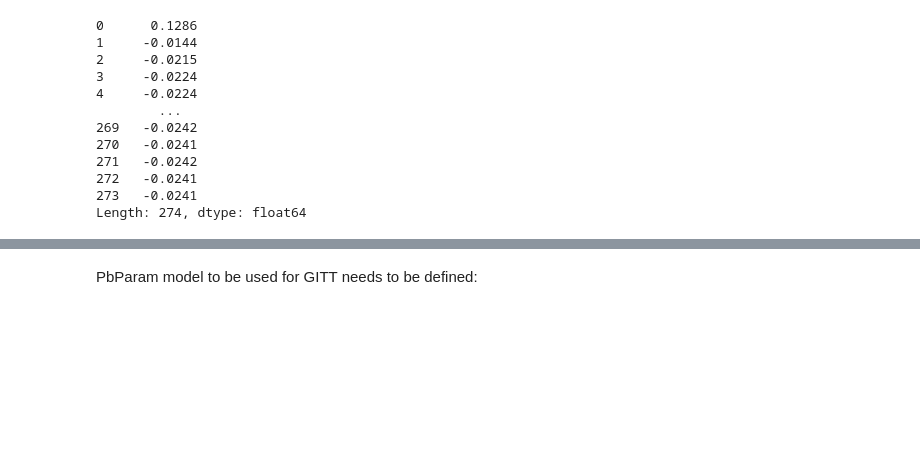
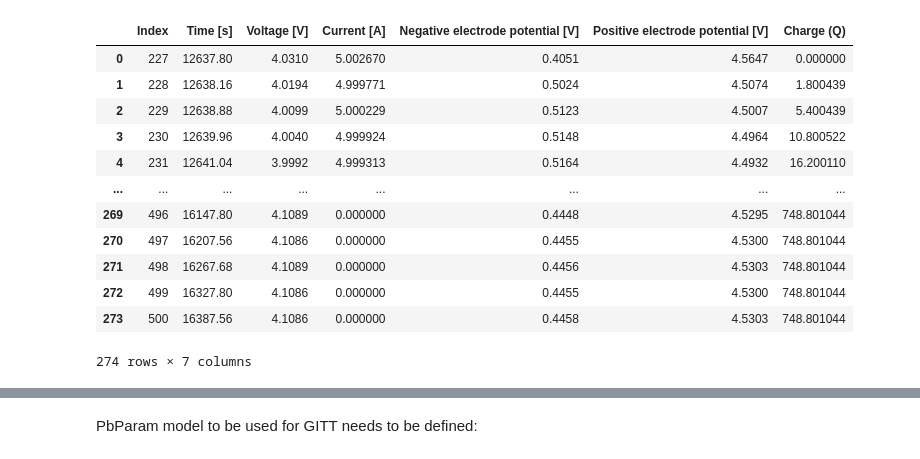
Before and after one commit to paramm-team/pybamm-param, a Jupyter notebook: examples/notebooks/GITT_loop.ipynb, the cells around one changed output, grey strips where cells are left out. Saved outputs shown, nothing was run; the diff lists cells and outputs as text; code cells hidden in the pictures; blank space fills up the shorter version.

```diff
--- a/examples/notebooks/GITT_loop.ipynb
+++ b/examples/notebooks/GITT_loop.ipynb
@@ -30,18 +28,3 @@ dfs = {}  # Store each DataFrame in a dictionary with the filename as the key
 for csv_file in sorted_files_by_pulse:
     file_path = os.path.join(folder_path, csv_file)
     dfs[csv_file] = pd.read_csv(file_path)
-# %%
-dfs["pulse_1.csv"]["Positive electrode potential [V]"] - dfs["pulse_1.csv"]["Negative electrode potential [V]"] - dfs["pulse_1.csv"]["Voltage [V]"]
-# %% [output]
-0      0.1286
-1     -0.0144
-2     -0.0215
-3     -0.0224
-4     -0.0224
-        ...
-269   -0.0242
-270   -0.0241
-271   -0.0242
-272   -0.0241
-273   -0.0241
-Length: 274, dtype: float64
@@ -48 +52,18 @@ Length: 274, dtype: float64
+# %%
+# Individual pulses can be printed as above.
+dfs["pulse_1.csv"]
+# %% [output]
+|  | Index | Time [s] | Voltage [V] | Current [A] | Negative electrode potential [V] | Positive electrode potential [V] | Charge (Q) |
+| 0 | 227 | 12637.80 | 4.0310 | 5.002670 | 0.4051 | 4.5647 | 0.000000 |
+| 1 | 228 | 12638.16 | 4.0194 | 4.999771 | 0.5024 | 4.5074 | 1.800439 |
+| 2 | 229 | 12638.88 | 4.0099 | 5.000229 | 0.5123 | 4.5007 | 5.400439 |
+| 3 | 230 | 12639.96 | 4.0040 | 4.999924 | 0.5148 | 4.4964 | 10.800522 |
+| 4 | 231 | 12641.04 | 3.9992 | 4.999313 | 0.5164 | 4.4932 | 16.200110 |
+| ... | ... | ... | ... | ... | ... | ... | ... |
+| 269 | 496 | 16147.80 | 4.1089 | 0.000000 | 0.4448 | 4.5295 | 748.801044 |
+| 270 | 497 | 16207.56 | 4.1086 | 0.000000 | 0.4455 | 4.5300 | 748.801044 |
+| 271 | 498 | 16267.68 | 4.1089 | 0.000000 | 0.4456 | 4.5303 | 748.801044 |
+| 272 | 499 | 16327.80 | 4.1086 | 0.000000 | 0.4455 | 4.5300 | 748.801044 |
+| 273 | 500 | 16387.56 | 4.1086 | 0.000000 | 0.4458 | 4.5303 | 748.801044 |
+274 rows × 7 columns
 # %%
```
Also changed, not shown: parts of 28 cells of this notebook, 1 other file.
